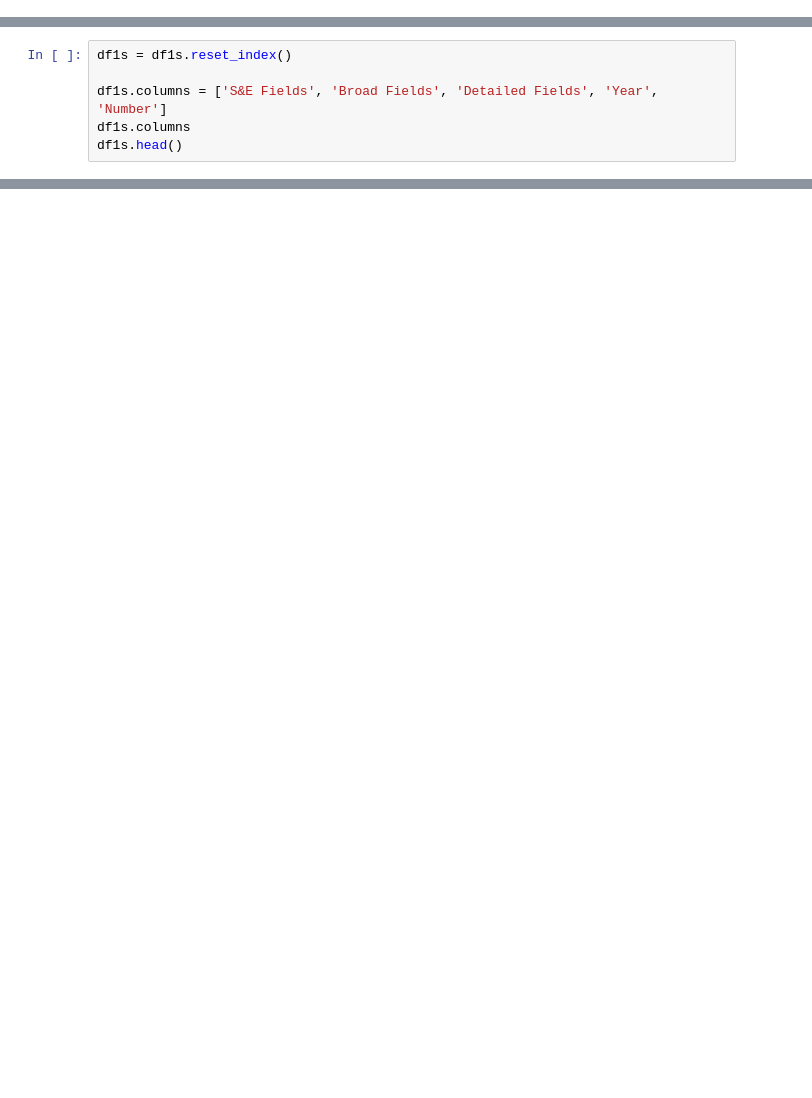
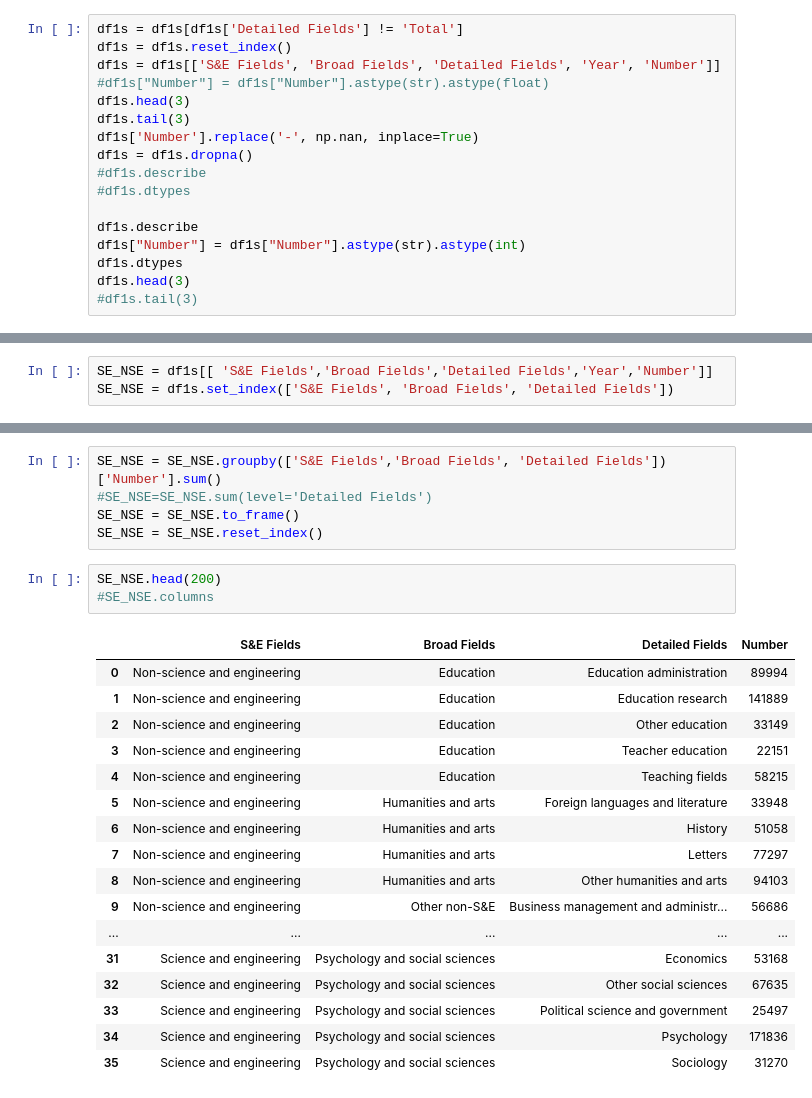
Before and after one commit to mulukenm/dataScience, a Jupyter notebook: ComparisonVisualization.ipynb, the cells around one changed output, grey strips where cells are left out. Saved outputs shown, nothing was run; the diff lists cells and outputs as text; blank space fills up the shorter version.

```diff
--- a/ComparisonVisualization.ipynb
+++ b/ComparisonVisualization.ipynb
@@ -54,0 +51,17 @@ df1s.head(10)
+# %%
+df1s = df1s[df1s['Detailed Fields'] != 'Total']
+df1s = df1s.reset_index()
+df1s = df1s[['S&E Fields', 'Broad Fields', 'Detailed Fields', 'Year', 'Number']]
+#df1s["Number"] = df1s["Number"].astype(str).astype(float)
+df1s.head(3)
+df1s.tail(3)
+df1s['Number'].replace('-', np.nan, inplace=True)
+df1s = df1s.dropna()
+#df1s.describe
+#df1s.dtypes
+
+df1s.describe
+df1s["Number"] = df1s["Number"].astype(str).astype(int)
+df1s.dtypes
+df1s.head(3)
+#df1s.tail(3)
@@ -55,6 +73,3 @@ df1s.head(10)
 # %%
-df1s = df1s.reset_index()
-
-df1s.columns = ['S&E Fields', 'Broad Fields', 'Detailed Fields', 'Year', 'Number']
-df1s.columns
-df1s.head()
+SE_NSE = df1s[[ 'S&E Fields','Broad Fields','Detailed Fields','Year','Number']]
+SE_NSE = df1s.set_index(['S&E Fields', 'Broad Fields', 'Detailed Fields'])
@@ -79,3 +76,29 @@ df1s.head()
+# %%
+SE_NSE = SE_NSE.groupby(['S&E Fields','Broad Fields', 'Detailed Fields'])['Number'].sum()
+#SE_NSE=SE_NSE.sum(level='Detailed Fields')
+SE_NSE = SE_NSE.to_frame()
+SE_NSE = SE_NSE.reset_index()
+# %%
+SE_NSE.head(200)
+#SE_NSE.columns
+# %% [output]
+|  | S&E Fields | Broad Fields | Detailed Fields | Number |
+| 0 | Non-science and engineering | Education | Education administration | 89994 |
+| 1 | Non-science and engineering | Education | Education research | 141889 |
+| 2 | Non-science and engineering | Education | Other education | 33149 |
+| 3 | Non-science and engineering | Education | Teacher education | 22151 |
+| 4 | Non-science and engineering | Education | Teaching fields | 58215 |
+| 5 | Non-science and engineering | Humanities and arts | Foreign languages and literature | 33948 |
+| 6 | Non-science and engineering | Humanities and arts | History | 51058 |
+| 7 | Non-science and engineering | Humanities and arts | Letters | 77297 |
+| 8 | Non-science and engineering | Humanities and arts | Other humanities and arts | 94103 |
+| 9 | Non-science and engineering | Other non-S&E | Business management and administr... | 56686 |
+| ... | ... | ... | ... | ... |
+| 31 | Science and engineering | Psychology and social sciences | Economics | 53168 |
+| 32 | Science and engineering | Psychology and social sciences | Other social sciences | 67635 |
+| 33 | Science and engineering | Psychology and social sciences | Political science and government | 25497 |
+| 34 | Science and engineering | Psychology and social sciences | Psychology | 171836 |
+| 35 | Science and engineering | Psychology and social sciences | Sociology | 31270 |
 # %%
 # Doctorate Recipients by Demographic Characteristics ---- Data by Citizenship,  Race/Ethnicity, Sex, S&E Fields, Broad Fields, Detailed Fields, and Year
 # Data Download from NCSES Interactive Data Tool
```
Also changed, not shown: parts of 18 cells of this notebook.
